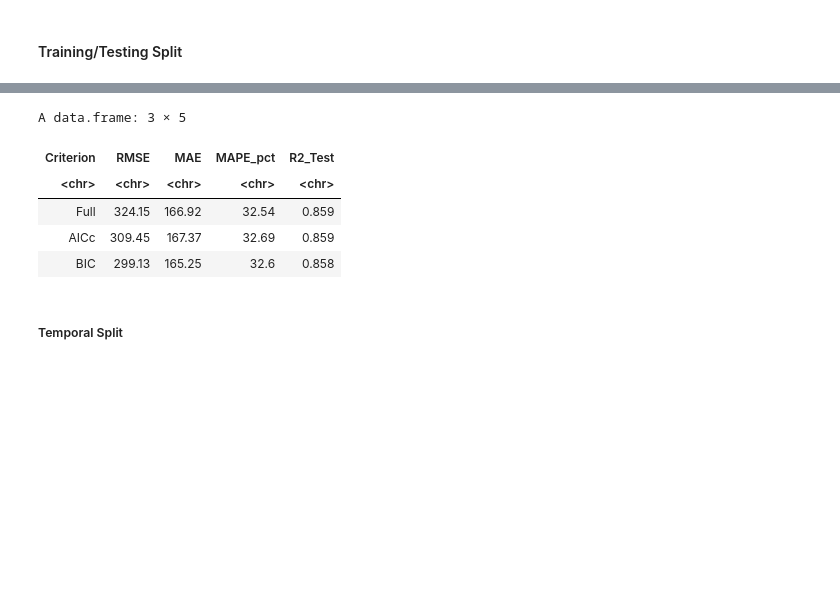
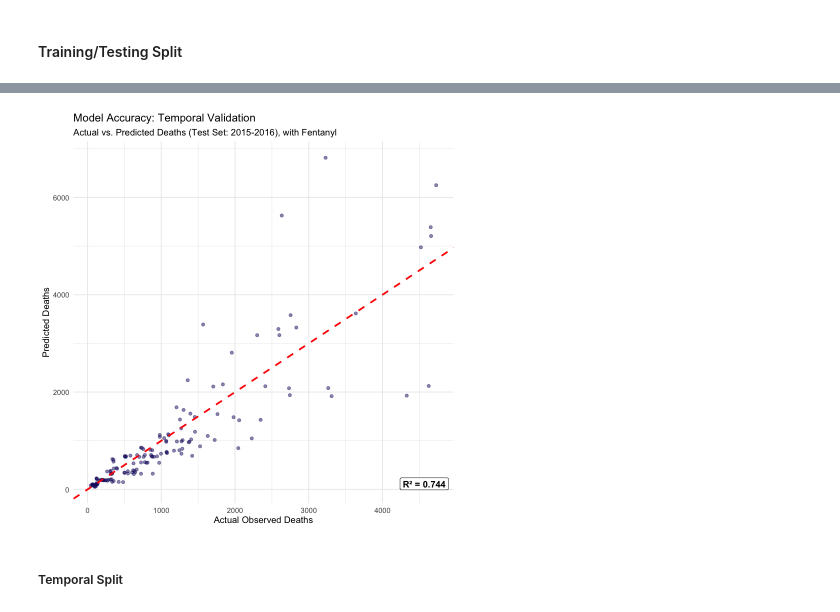
Before and after one commit to amberteetsel/opioid-crisis, a Jupyter notebook: src/neg_binom.ipynb, the cells around one changed output, grey strips where cells are left out. Cells and saved outputs as stored; diff of their text form; code cells hidden in the pictures; blank space fills up the shorter version.

```diff
--- a/src/neg_binom.ipynb
+++ b/src/neg_binom.ipynb
@@ -316,44 +443,57 @@ test <- df[-train_idx, ]
+# %%
+# generate predictions for the temporal test set using the 'fentanyl-optimized' model
+test_temp$pred <- predict(bic_train_temp_fent, newdata = test_temp, type = "response")
+
+# plot
+accuracy_plot <- ggplot(test_temp, aes(x = deaths, y = pred)) +
+  geom_point(alpha = 0.5, color = "midnightblue") +
+  geom_abline(slope = 1, intercept = 0, linetype = "dashed", color = "red", linewidth = 1) +
+  annotate("label", x = Inf, y = -Inf, label = "R² = 0.744",
+           hjust = 1.1, vjust = -1.1, fill = "white", fontface = "bold") +
+  labs(title = "Model Accuracy: Temporal Validation",
+       subtitle = "Actual vs. Predicted Deaths (Test Set: 2015-2016), with Fentanyl",
+       x = "Actual Observed Deaths",
+       y = "Predicted Deaths") +
+  theme_minimal()
+
+print(accuracy_plot)
+ggsave(here("results", "predicted_vs_actual_temporal_fent.png"), width = 8, height = 5, dpi = 300)
+# %% [output]
+[figure, added]
 # %%
-# Update models to use training data
-full_train <- update(nb_full, data = train)
-aic_train <- update(nb_aic, data = train)
-bic_train <- update(nb_bic, data = train)
+# # Update models to use training data
+# full_train <- update(nb_full, data = train)
+# aic_train <- update(nb_aic, data = train)
+# bic_train <- update(nb_bic, data = train)
 
-# Compare predictive metrics
-get_pred_metrics <- function(model, test_data) {
+# # Compare predictive metrics
+# get_pred_metrics <- function(model, test_data) {
 
-  preds <- predict(model, newdata = test_data, type = "response")
-  actuals <- test_data$deaths
+#   preds <- predict(model, newdata = test_data, type = "response")
+#   actuals <- test_data$deaths
 
-  # error calculations
-  rmse <- sqrt(mean((preds - actuals)^2))
-  mae  <- mean(abs(preds - actuals))
-  mape <- mean(abs((preds - actuals) / actuals)) * 100
+#   # error calculations
+#   rmse <- sqrt(mean((preds - actuals)^2))
+#   mae  <- mean(abs(preds - actuals))
+#   mape <- mean(abs((preds - actuals) / actuals)) * 100
 
-  # out of sample R-squared
-  r2_out <- cor(preds, actuals)^2
+#   # out of sample R-squared
+#   r2_out <- cor(preds, actuals)^2
 
-  return(c(RMSE = round(rmse, 2),
-           MAE = round(mae, 2),
-           MAPE_pct = round(mape, 2),
-           R2_Test = round(r2_out, 3)))
-}
+#   return(c(RMSE = round(rmse, 2),
+#            MAE = round(mae, 2),
+#            MAPE_pct = round(mape, 2),
+#            R2_Test = round(r2_out, 3)))
+# }
 
-# Comparison Table
-summary_table <- rbind(
-  c(Criterion = "Full", get_pred_metrics(full_train, test)),
-  c(Criterion = "AICc", get_pred_metrics(aic_train, test)),
-  c(Criterion = "BIC",  get_pred_metrics(bic_train, test))
-)
+# # Comparison Table
+# summary_table <- rbind(
+#   c(Criterion = "Full", get_pred_metrics(full_train, test)),
+#   c(Criterion = "AICc", get_pred_metrics(aic_train, test)),
+#   c(Criterion = "BIC",  get_pred_metrics(bic_train, test))
+# )
 
-as.data.frame(summary_table)
+# as.data.frame(summary_table)
-# %% [output]
-A data.frame: 3 × 5
-| Criterion | RMSE | MAE | MAPE_pct | R2_Test |
-| <chr> | <chr> | <chr> | <chr> | <chr> |
-| Full | 324.15 | 166.92 | 32.54 | 0.859 |
-| AICc | 309.45 | 167.37 | 32.69 | 0.859 |
-| BIC | 299.13 | 165.25 | 32.6 | 0.858 |
 # %% [markdown]
 ##### Temporal Split
 # %%
```
Also changed, not shown: parts of 8 cells of this notebook, 8 other files.
